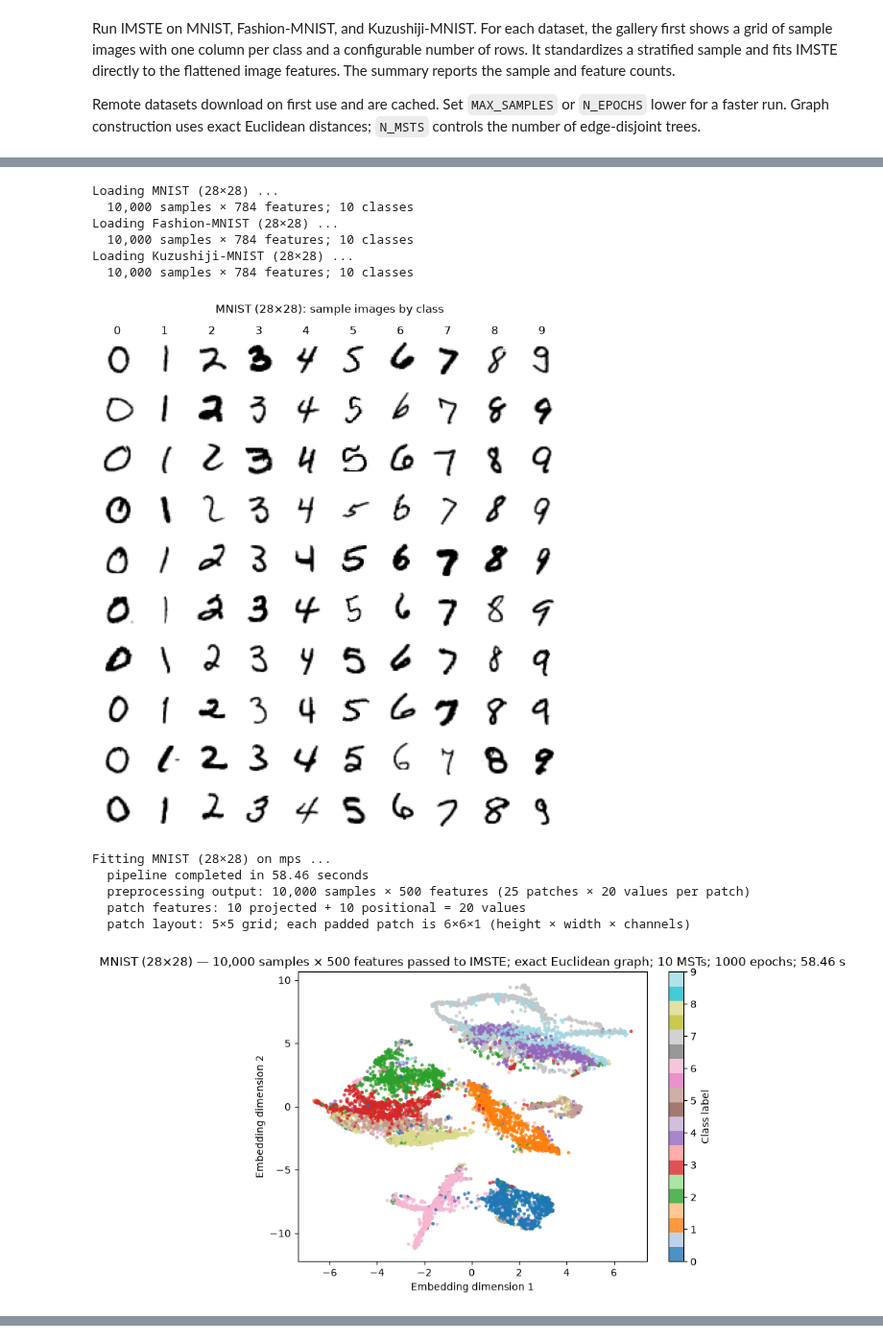
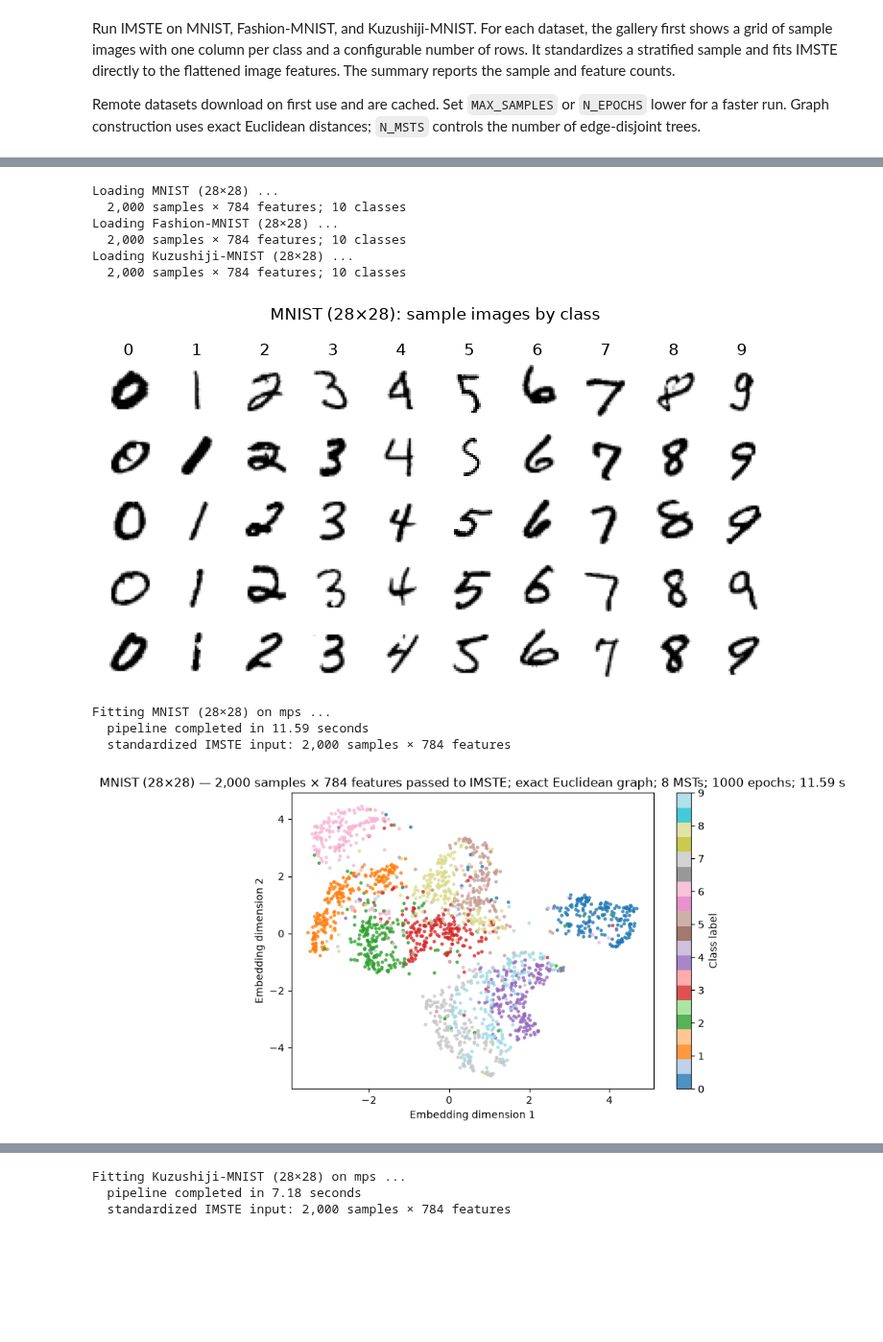
Before and after one commit to fabriziocosta/mst_embedding, a Jupyter notebook: notebooks/high_dim_mst_gallery.ipynb, the cells around one changed output, grey strips where cells are left out. Shown at 96% size. Saved outputs shown, nothing was run; the diff lists cells and outputs as text; code cells hidden in the pictures; blank space fills up the shorter version.

```diff
--- a/notebooks/high_dim_mst_gallery.ipynb
+++ b/notebooks/high_dim_mst_gallery.ipynb
@@ -23,40 +20,38 @@ The autoreload extension is already loaded. To reload it, use:
 # %%
 from high_dim_mst_gallery import run_high_dim_mst_gallery
 
 # Dataset
-MAX_SAMPLES = 10000
-SAMPLE_PLOT_ROWS = 10
+MAX_SAMPLES = 2000
+SAMPLE_PLOT_ROWS = 5
 
 #----
 # Embedding
 NEGATIVE_RATIO = 5
 LAMBDA_REP = .5
-REPULSION_TYPE = "inverse_distance" #"bernoulli" or "inverse_distance"
+REPULSION_TYPE = "bernoulli" #"bernoulli" or "inverse_distance"
 
 #----
 # Graph construction
-N_MSTS = 10
+N_MSTS = 8
 
 gallery = run_high_dim_mst_gallery(
     max_samples=MAX_SAMPLES,
     sample_plot_rows=SAMPLE_PLOT_ROWS,
     negative_ratio=NEGATIVE_RATIO,
     lambda_rep=LAMBDA_REP,
     repulsion_type=REPULSION_TYPE,
     n_msts=N_MSTS,
 )
 gallery["summary"]
 # %% [output]
 Loading MNIST (28×28) ...
-  10,000 samples × 784 features; 10 classes
+  2,000 samples × 784 features; 10 classes
 Loading Fashion-MNIST (28×28) ...
-  10,000 samples × 784 features; 10 classes
+  2,000 samples × 784 features; 10 classes
 Loading Kuzushiji-MNIST (28×28) ...
-  10,000 samples × 784 features; 10 classes
+  2,000 samples × 784 features; 10 classes
-[figure, old version]
+[figure, new version]
 Fitting MNIST (28×28) on mps ...
-  pipeline completed in 58.46 seconds
-  preprocessing output: 10,000 samples × 500 features (25 patches × 20 values per patch)
-  patch features: 10 projected + 10 positional = 20 values
-  patch layout: 5×5 grid; each padded patch is 6×6×1 (height × width × channels)
+  pipeline completed in 11.59 seconds
+  standardized IMSTE input: 2,000 samples × 784 features
-[figure, old version]
+[figure, new version]
@@ -64,0 +64,3 @@ Fitting Fashion-MNIST (28×28) on mps ...
+Fitting Kuzushiji-MNIST (28×28) on mps ...
+  pipeline completed in 7.18 seconds
+  standardized IMSTE input: 2,000 samples × 784 features
```
Also changed, not shown: parts of 2 cells of this notebook, 4 other files.
